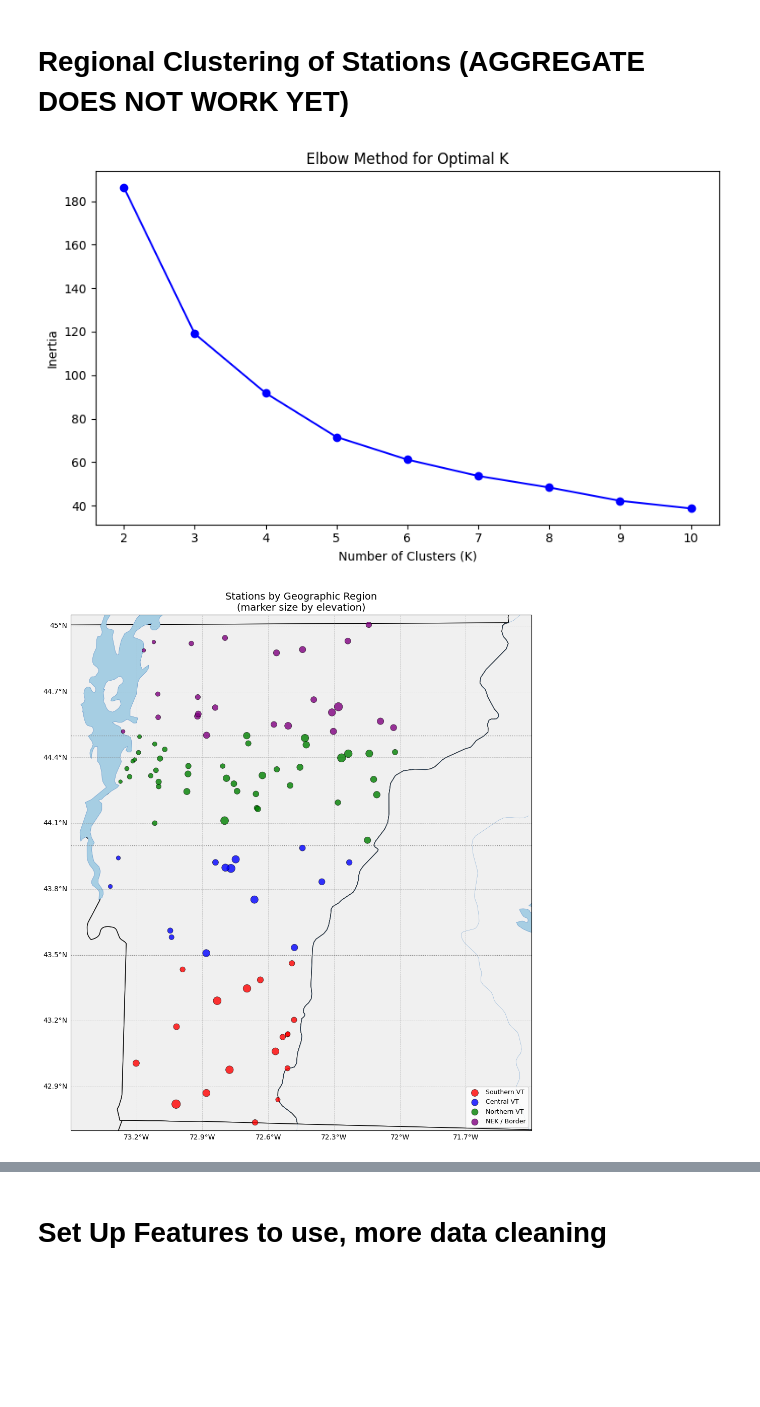
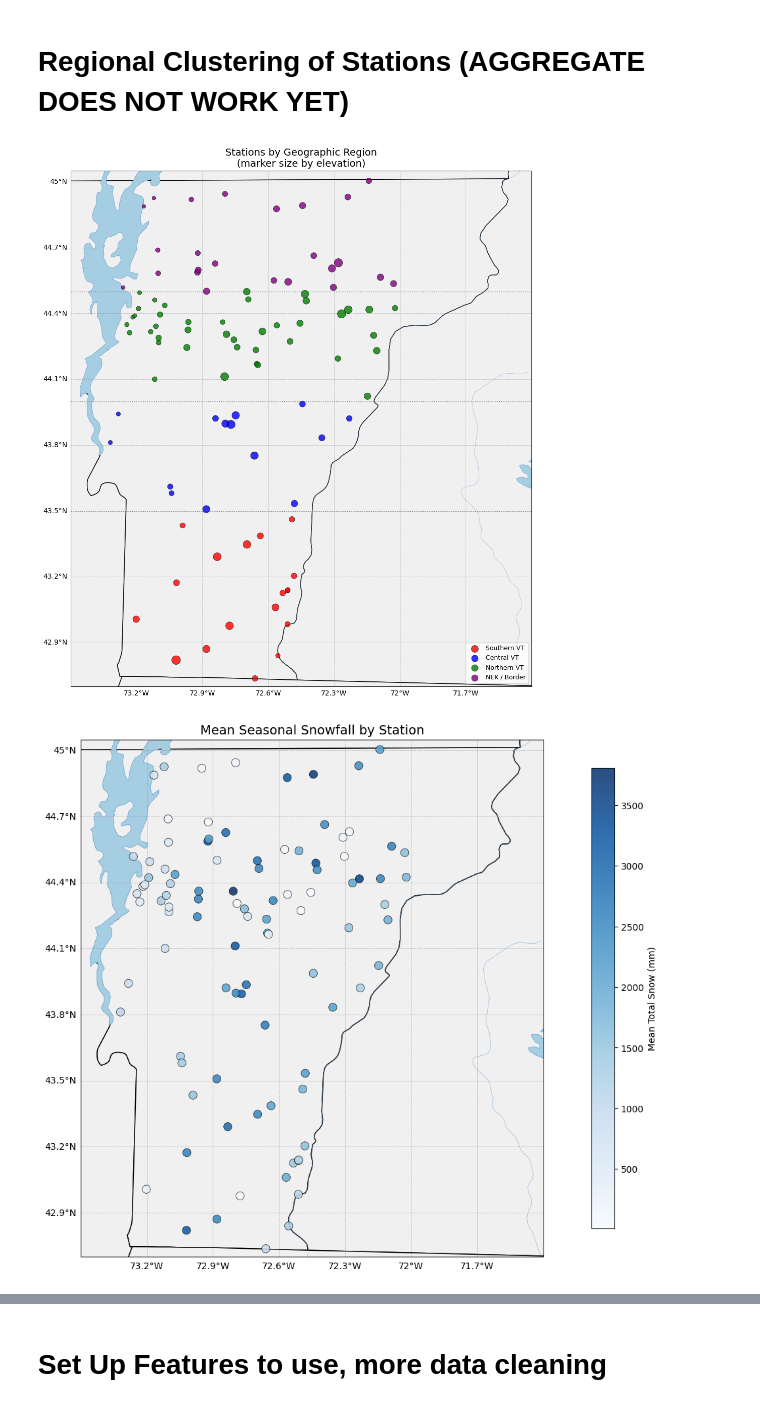
Before and after one commit to TedPittman/SnowfallForecast, a Jupyter notebook: project.ipynb, the cells around one changed output, grey strips where cells are left out. Drawn from its saved outputs; the diff is of its cells as text; code cells hidden in the pictures; blank space fills up the shorter version.

```diff
--- a/project.ipynb
+++ b/project.ipynb
@@ -68,6 +86,7 @@ Data shape: (248684, 20)
 | 4 | US1VTAD0038 | BRISTOL 3.9 NNW, VT US | 44.184137 | -73.12005 | 251.5 | 2024-05-24 | NaN | NaN | NaN | ... |
 # %%
 # Parse DATE and extract useful columns
+# Convert DATE string column into datetime object
 data['DATE'] = pd.to_datetime(data['DATE'])
 data['year'] = data['DATE'].dt.year.astype(int)
 data['month'] = data['DATE'].dt.month.astype(int)
@@ -77,9 +96,11 @@ data['day_of_year'] = data['DATE'].dt.dayofyear.astype(int)
 data = data[(data['year'] >= 2009) & (data['year'] <= 2025)].copy()
 
 # Dropping the original DATE column
+# no longer need raw DATE string bc we have year/month/day_of_year
 data.drop('DATE', axis = 1, inplace = True, errors = 'ignore')
 
-# Dropping attribute columns
+# Each measurement column (SNOW, PRCP, etc.) has a matching
+# _ATTRIBUTES column with flags we dont need, so drop them
 attr_cols = [c for c in data.columns if c.endswith('_ATTRIBUTES')]
 data.drop(columns = attr_cols, inplace = True, errors = 'ignore')
 
@@ -88,8 +109,8 @@ for col in ['DAPR', 'MDPR', 'WESD', 'WESF']:
     if col in data.columns:
         data.drop(columns = col, inplace = True, errors = 'ignore')
 
-
-# identify stations that have at least 1 not NaN SNOW reading
+# Some stations in dataset do not report snowfall
+# identify stations that have at least 1 valid SNOW reading
 stations_with_snow = (
     data.groupby('STATION')['SNOW']
     .apply(lambda x: x.notna().sum())
@@ -117,13 +138,18 @@ print(f"Final station count: {data['STATION'].nunique()}")
 
 # 'winter_year' Oct-Dec belong to that years winter
 # Jan-May belong to previous years winter
-# Oct 2020 - May 2021 : winter_year = 2020
+# Oct 2020 -> May 2021 : winter_year = 2020
 data['winter_year'] = np.where(data['month'] >= 10,
                                data['year'],
                                data['year'] - 1)
 
 # winter months only
 winter_data = data[data['month'].isin([10, 11, 12, 1, 2, 3, 4])].copy()
+
+# Winter 2008 is partial (Oct-Dec 2008 excluded by year>=2009 filter)
+# Winter 2025 is incomplete (data ends Feb 2026, missing Mar-Apr)
+winter_data = winter_data[~winter_data['winter_year'].isin([2008, 2025])].copy()
+
 
 # 'day_of_year' that increases through the winter season
 # Oct 1 = DOY 274, we want Oct-Dec to keep their normal DOY
@@ -315,39 +362,15 @@ COUNTY_REGION_NAMES = {
 }
 station_meta['county_region_name'] = station_meta['county_region'].map(COUNTY_REGION_NAMES)
 
-# Standardizing clustering features
-cluster_features = ['latitude', 'longitude', 'elevation']
-scaler = StandardScaler()
-X_cluster = scaler.fit_transform(station_meta[cluster_features].values)
 
-# Optimal K using elbow method
-inertias = []
-K_range = range(2, min(11, len(station_meta)))
-for k in K_range:
-    km = KMeans(n_clusters=k, random_state=42, n_init=10)
-    km.fit(X_cluster)
-    inertias.append(km.inertia_)
 
-# Plotting the elbow method
-fig, ax = plt.subplots(1, 1, figsize=(8, 5))
-ax.plot(list(K_range), inertias, 'bo-')
-ax.set_xlabel('Number of Clusters (K)')
-ax.set_ylabel('Inertia')
-ax.set_title('Elbow Method for Optimal K')
-plt.tight_layout()
-plt.show()
 
-# Using K=4
-optimal_k = min(4, len(station_meta) - 1)
-kmeans = KMeans(n_clusters=optimal_k, random_state=42, n_init=10)
-# based on k means cliuster
-station_meta['kmeans_region'] = kmeans.fit_predict(X_cluster)
 # based on quarter split of VT
 station_meta['region'] = station_meta['county_region']
 
 # Merging region labels back to seasonal stats
 seasonal_stats = seasonal_stats.merge(
-    station_meta[['STATION', 'region', 'county_region_name', 'kmeans_region']],
+    station_meta[['STATION', 'region', 'county_region_name']],
     on = 'STATION', how = 'left'
 )
 
@@ -355,7 +378,8 @@ seasonal_stats = seasonal_stats.merge(
 # Using cartopy for drawing VT map, scale is currently a little weird
 VT_LON_MIN, VT_LON_MAX = -73.50, -71.40
 VT_LAT_MIN, VT_LAT_MAX = 42.70, 45.05
-
+# creates a cartopy map zoomed into Vermont
+# Adds state borders, land/water shading, and lat/lon grid
 def create_vermont_map_axis(fig, position=111):
     # Create matplotlib axis with Vermont outline map background & lat/lon grid
     ax = fig.add_subplot(position, projection=ccrs.PlateCarree())
@@ -401,34 +425,34 @@ for region_id, region_name in COUNTY_REGION_NAMES.items():
                edgecolors = 'black', linewidth = 0.5,
                transform = ccrs.PlateCarree(), zorder = 5)
 
 ax.set_title('Stations by Geographic Region\n(marker size by elevation)', fontsize=14)
 ax.legend(loc = 'lower right', fontsize=9)
 # latitude boundaries
 for lat_line in [43.50, 44.00, 44.50]:
     ax.plot([VT_LON_MIN, VT_LON_MAX], [lat_line, lat_line],
             color='gray', linestyle=':', linewidth=1,
             transform=ccrs.PlateCarree())
 plt.tight_layout()
 plt.show()
 
+# Stations colored by mean snowfall, blue color intensity indicates
+# how much snow a station gets on average per season
 # Mean seasonal snowfall
 fig = plt.figure(figsize = (10, 12))
 ax = create_vermont_map_axis(fig)
 scatter2 = ax.scatter(
     station_meta['longitude'], station_meta['latitude'],
     c = station_meta['mean_total_snow'], cmap = 'Blues', s = 80,
     alpha = 0.85, edgecolors = 'black', linewidth = 0.5,
     transform = ccrs.PlateCarree(), zorder = 5)
 ax.set_title('Mean Seasonal Snowfall by Station', fontsize  =14)
 # make a legend to show what color intensity represents
 plt.colorbar(scatter2, ax=ax, label = 'Mean Total Snow (mm)', shrink = 0.6, pad = 0.08)
 plt.tight_layout()
 plt.show()
 
 print(f"\nStations per county region:")
 print(station_meta['county_region_name'].value_counts().sort_index())
-print(f"\nStations per K-means region:")
-print(station_meta['kmeans_region'].value_counts().sort_index())
 # %% [output]
-[figure, old version]
+[figure, new version]
-[figure, old version]
+[figure, new version]
```
Also changed, not shown: parts of 12 cells of this notebook.
